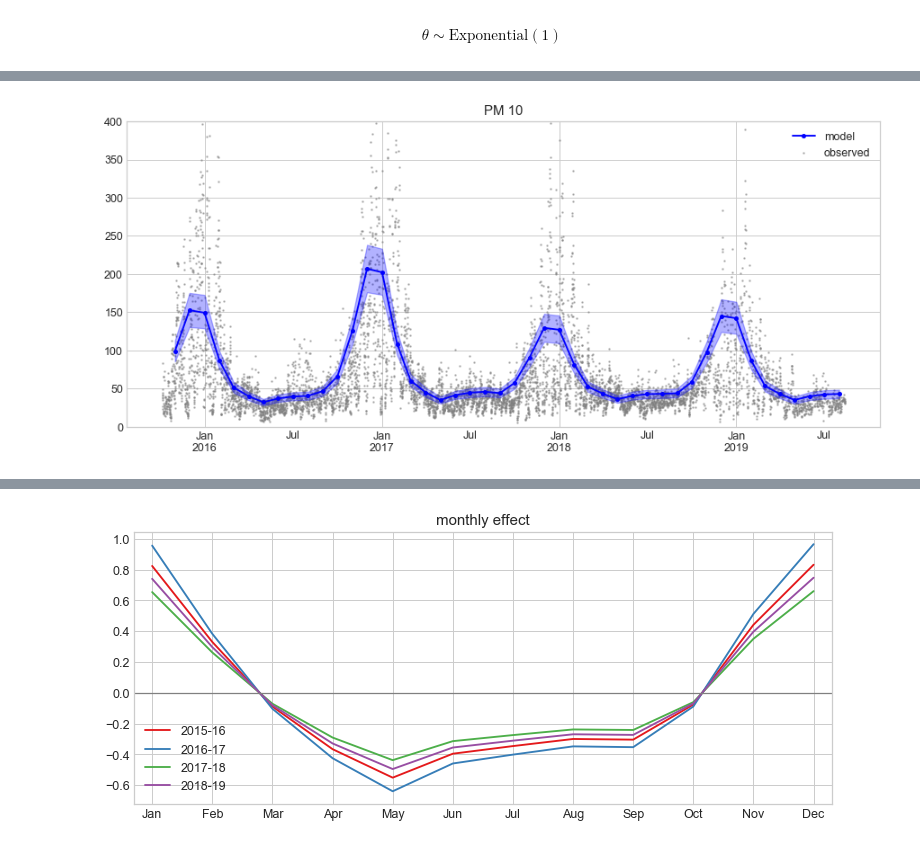
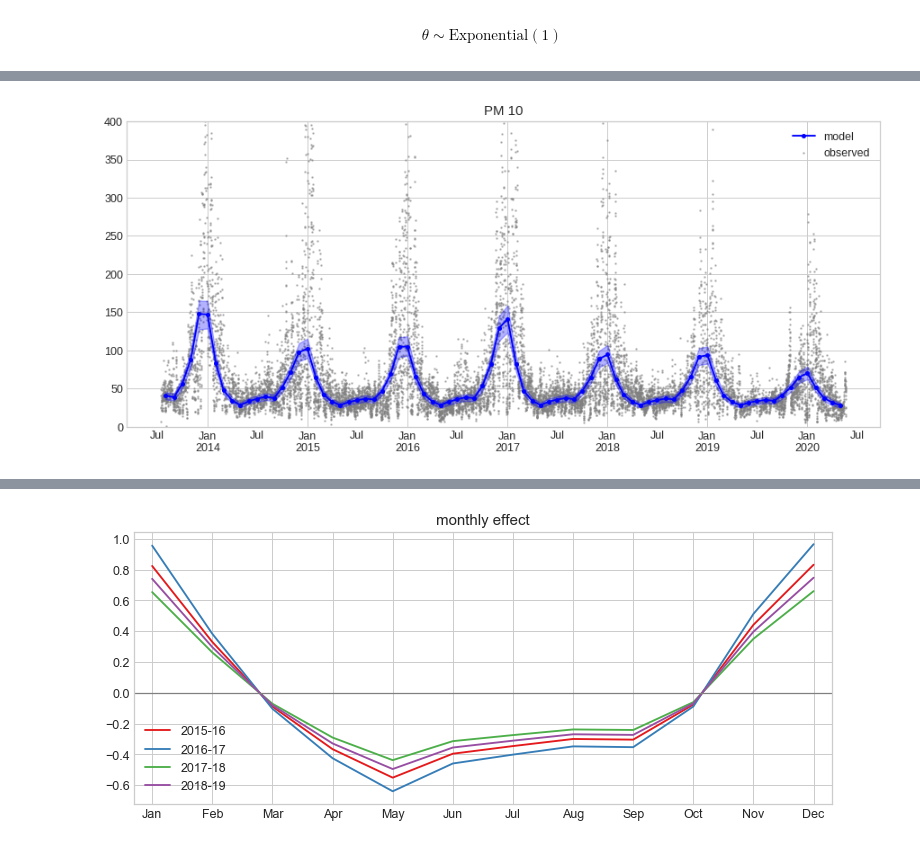
Before and after one commit to petrushev/bayesian-modeling, a Jupyter notebook: 04 air-politution/air-polution.ipynb, the cells around one changed output, grey strips where cells are left out. Drawn from its saved outputs; the diff is of its cells as text; code cells hidden in the pictures.

```diff
--- a/04 air-politution/air-polution.ipynb
+++ b/04 air-politution/air-polution.ipynb
@@ -46,8 +30,11 @@ data = data.assign(time = data.time.map(lambda ts: datetime.strptime(ts, '%Y-%m-
 # count years from september
 # as the data starts from september and ends in august
 data = data.assign(
-    year_i = (data.time.dt.year * 12 + data.time.dt.month - 9 ) // 12 - data.time.min().year,
+#     year_i = (data.time.dt.year * 12 + data.time.dt.month - 9 ) // 12 - data.time.min().year,
+    month_i = data.time.dt.year * 12 + data.time.dt.month
 )
+
+data = data.assign(month_i = data.month_i - data.month_i.min())
 
 # create an index for the location
 data = data.merge(
@@ -162,27 +374,28 @@ with pm.Model() as m1:
 # %%
-tmp = pd.DataFrame(m1.trace['pm10']).apply(summarize()).T.join(data.time.to_frame())
+tmp = pd.DataFrame(pm.hpd(m2.trace['pm10'])).join(data.time.to_frame())
+tmp = tmp.assign(mean_ = m2.trace['pm10'].mean(axis=0))
 tmp = tmp[tmp.time.dt.day == 1]
 tmp = tmp.drop_duplicates().sort_values('time').reset_index(drop=True)
 
 fig = plt.figure(figsize=(12, 5), dpi=90)
 
 plt.scatter(data.time, data.pm10,
             marker='.', alpha=.5, s=4, color='gray', label='observed')
 plt.plot(tmp.time, tmp.mean_, label='model',
             marker='.', color='b')
-plt.fill_between(tmp.time, tmp.lower, tmp.upper,
+plt.fill_between(tmp.time, tmp[0], tmp[1],
                  color='b', alpha=.3)
 
 plt.gca().xaxis.set(
     major_formatter = DateFormatter('%b\n%Y'),
     minor_formatter = DateFormatter('%b'),
     minor_locator = MonthLocator(bymonth=[1, 7]),
     major_locator = YearLocator(month=1)
 )
 plt.gca().set(title='PM 10',
               ylim=(0, 400)
 )
 plt.legend()
 None
 # %% [output]
-[figure, old version]
+[figure, new version]
```
Also changed, not shown: parts of 22 cells of this notebook, 1 other file.
